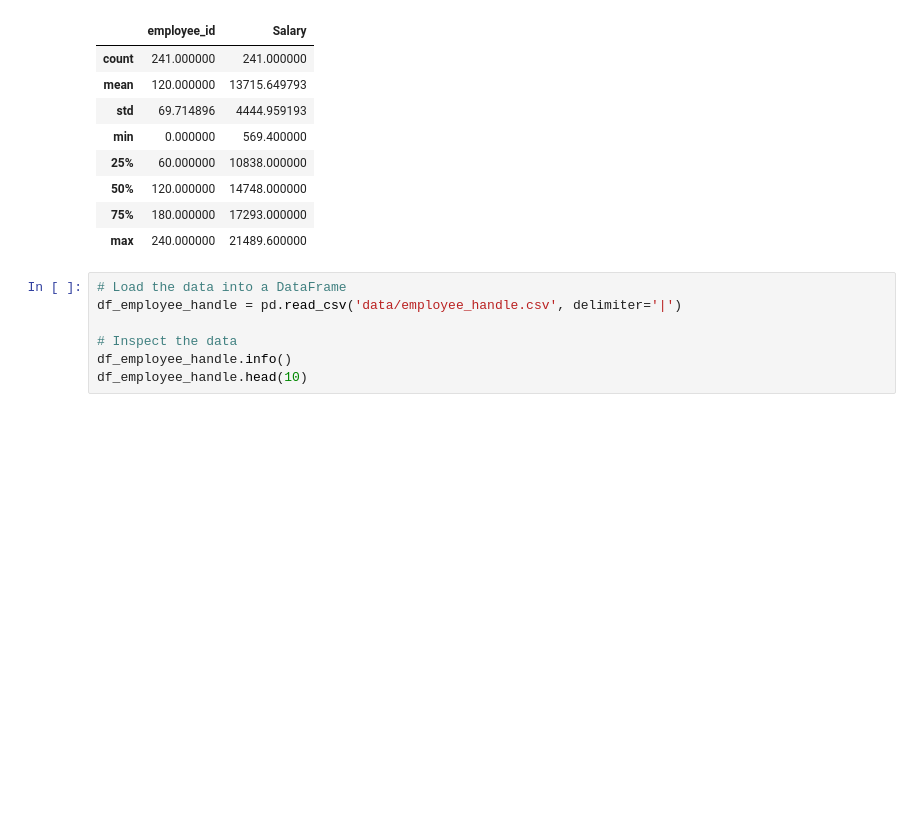
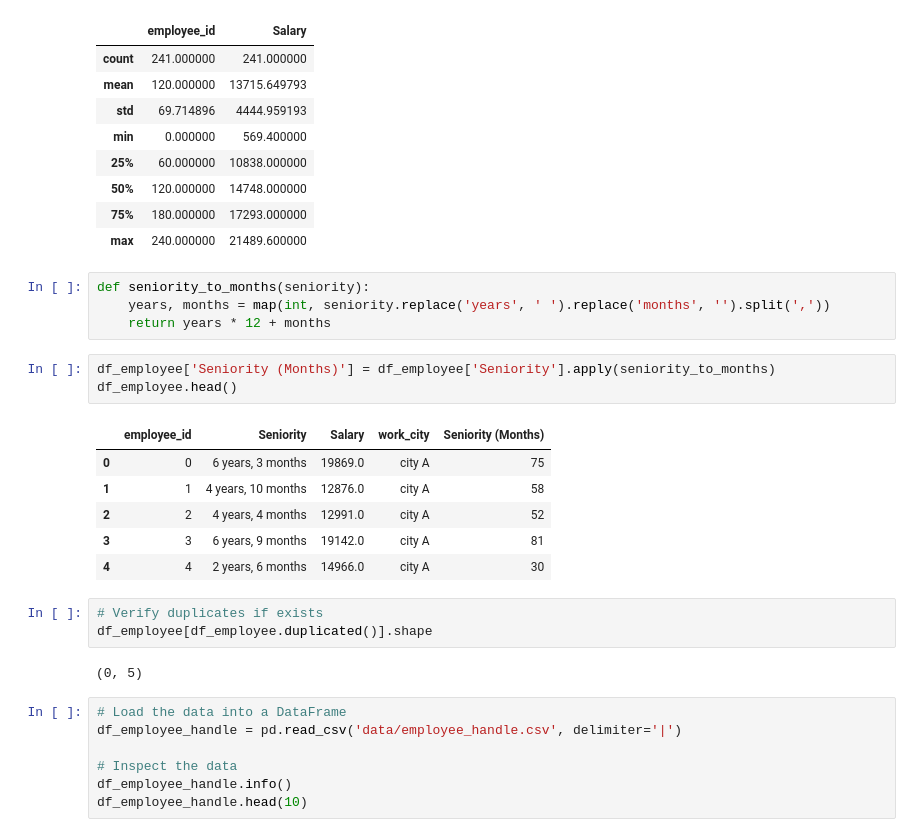
Before and after one commit to Tarifi-Hicham/Employee_Analysis, a Jupyter notebook: script.ipynb, the cells around one changed output. Saved outputs shown, nothing was run; the diff lists cells and outputs as text; blank space fills up the shorter version.

```diff
--- a/script.ipynb
+++ b/script.ipynb
@@ -43,6 +44,25 @@ df_employee.describe()
 | 50% | 120.000000 | 14748.000000 |
 | 75% | 180.000000 | 17293.000000 |
 | max | 240.000000 | 21489.600000 |
+# %%
+def seniority_to_months(seniority):
+    years, months = map(int, seniority.replace('years', ' ').replace('months', '').split(','))
+    return years * 12 + months
+# %%
+df_employee['Seniority (Months)'] = df_employee['Seniority'].apply(seniority_to_months)
+df_employee.head()
+# %% [output]
+|  | employee_id | Seniority | Salary | work_city | Seniority (Months) |
+| 0 | 0 | 6 years, 3 months | 19869.0 | city A | 75 |
+| 1 | 1 | 4 years, 10 months | 12876.0 | city A | 58 |
+| 2 | 2 | 4 years, 4 months | 12991.0 | city A | 52 |
+| 3 | 3 | 6 years, 9 months | 19142.0 | city A | 81 |
+| 4 | 4 | 2 years, 6 months | 14966.0 | city A | 30 |
+# %%
+# Verify duplicates if exists
+df_employee[df_employee.duplicated()].shape
+# %% [output]
+(0, 5)
 # %%
 # Load the data into a DataFrame
 df_employee_handle = pd.read_csv('data/employee_handle.csv', delimiter='|')
```
Also changed, not shown: parts of 6 cells of this notebook.
